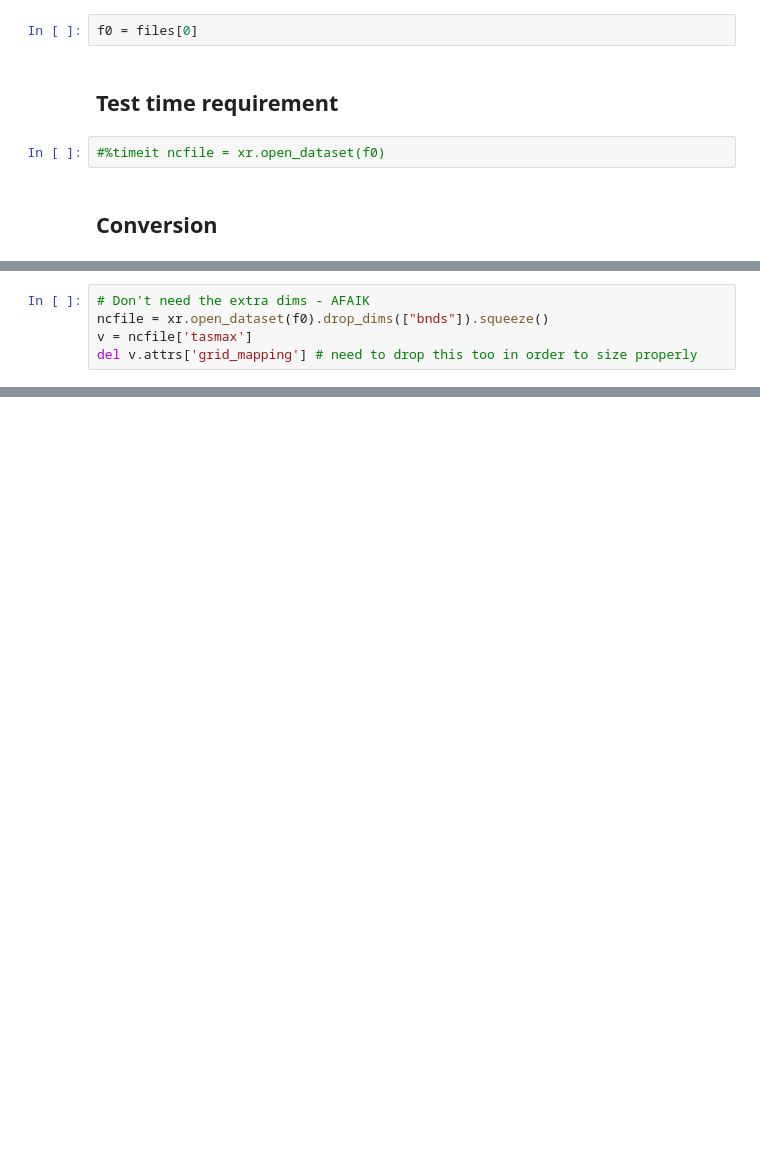
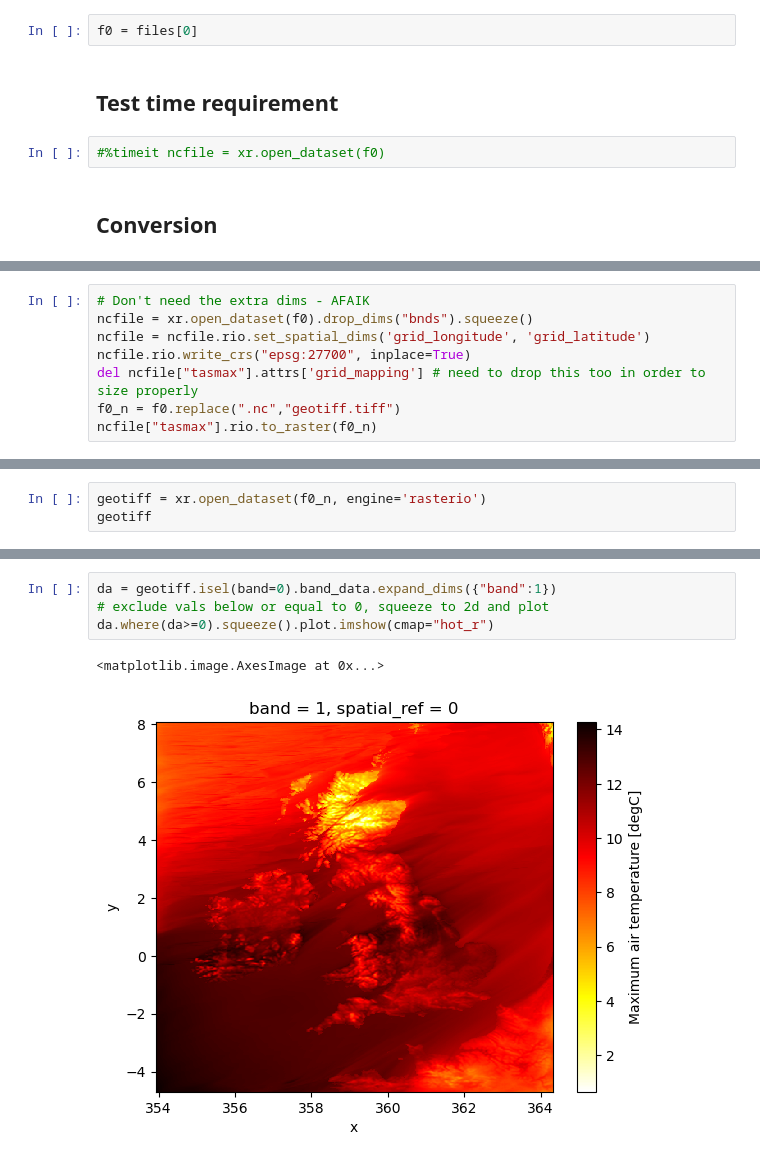
Before and after one commit to alan-turing-institute/dymechh, a Jupyter notebook: notebooks/netcf-to-geotiff.ipynb, the cells around one changed output, grey strips where cells are left out. Cells and saved outputs as stored; diff of their text form; blank space fills up the shorter version.

```diff
--- a/notebooks/netcf-to-geotiff.ipynb
+++ b/notebooks/netcf-to-geotiff.ipynb
@@ -24,5 +47,8 @@ f0 = files[0]
 # %%
 # Don't need the extra dims - AFAIK
-ncfile = xr.open_dataset(f0).drop_dims(["bnds"]).squeeze()
-v = ncfile['tasmax']
-del v.attrs['grid_mapping'] # need to drop this too in order to size properly
+ncfile = xr.open_dataset(f0).drop_dims("bnds").squeeze()
+ncfile = ncfile.rio.set_spatial_dims('grid_longitude', 'grid_latitude')
+ncfile.rio.write_crs("epsg:27700", inplace=True)
+del ncfile["tasmax"].attrs['grid_mapping'] # need to drop this too in order to size properly
+f0_n = f0.replace(".nc","geotiff.tiff")
+ncfile["tasmax"].rio.to_raster(f0_n)
@@ -37,0 +55,3 @@ v.rio.to_raster(f0.replace(".nc","geotiff.tiff"))
+# %%
+geotiff = xr.open_dataset(f0_n, engine='rasterio')
+geotiff
@@ -37,0 +80,7 @@ v.rio.to_raster(f0.replace(".nc","geotiff.tiff"))
+# %%
+da = geotiff.isel(band=0).band_data.expand_dims({"band":1})
+# exclude vals below or equal to 0, squeeze to 2d and plot
+da.where(da>=0).squeeze().plot.imshow(cmap="hot_r")
+# %% [output]
+<matplotlib.image.AxesImage at 0x...>
+[figure, added]
```
Also changed, not shown: parts of 6 cells of this notebook.
